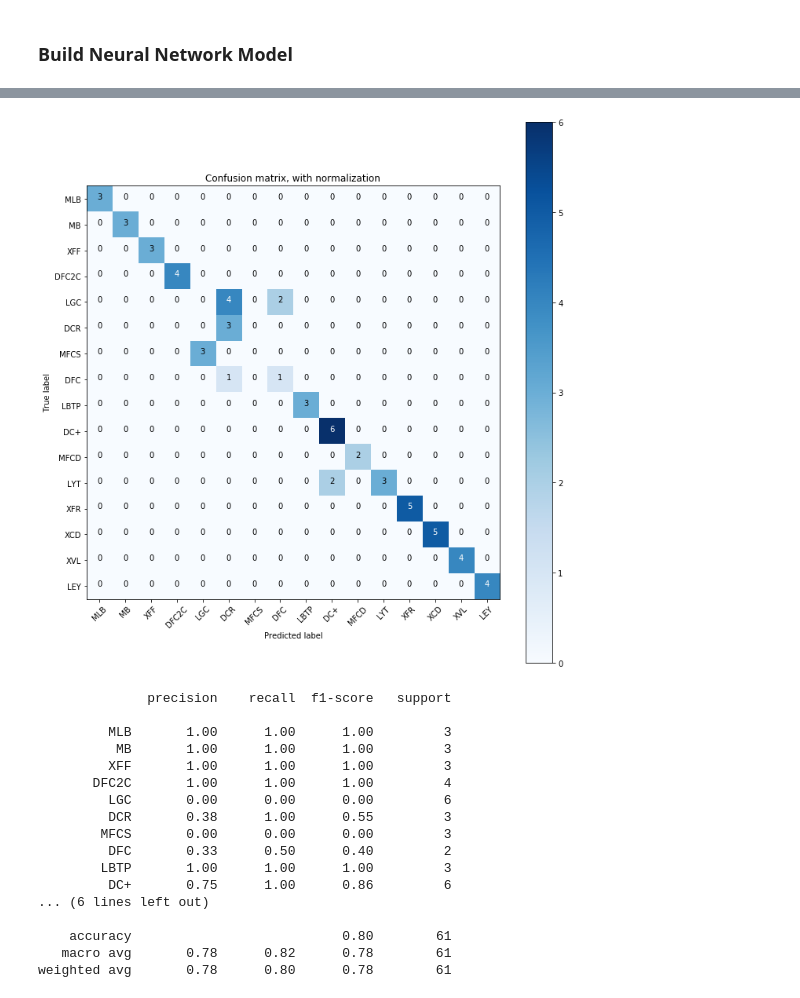
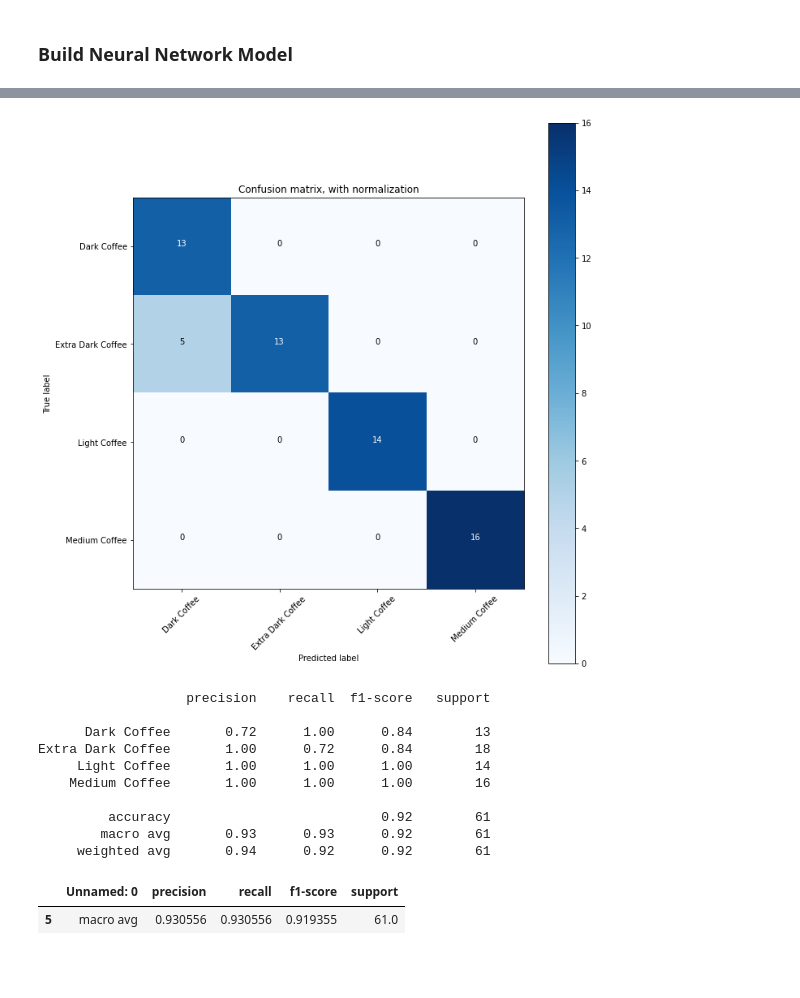
Before and after one commit to Muhammad-Yunus/GLCM-Scikit-Image, a Jupyter notebook: Coffee Classification.ipynb, the cells around one changed output, grey strips where cells are left out. Drawn from its saved outputs; the diff is of its cells as text; code cells hidden in the pictures; blank space fills up the shorter version.

```diff
--- a/Coffee Classification.ipynb
+++ b/Coffee Classification.ipynb
@@ -84,10 +81,13 @@ def decimal_scaling(data):
     return data/(10**c)
+# %%
+def test_decimal_scaling(data):
+    data = np.array(data, dtype=np.float32)
+    c = np.array([1, 1, 1, 1, 1, 1, 1, 1, 1, 1, 1, 1, 3, 3, 3, 3, 1, 1, 1, 1, 1, 1, 1, 1])
+    return data/(10**c)
 # %%
-X = decimal_scaling(
-            glcm_df[['dissimilarity_0', 'dissimilarity_45', 'dissimilarity_90', 'dissimilarity_135',
+X = glcm_df[['dissimilarity_0', 'dissimilarity_45', 'dissimilarity_90', 'dissimilarity_135',
                      'correlation_0', 'correlation_45', 'correlation_90', 'correlation_135',
                      'homogeneity_0', 'homogeneity_45', 'homogeneity_90', 'homogeneity_135',
                      'contrast_0', 'contrast_45', 'contrast_90', 'contrast_135',
                      'ASM_0', 'ASM_45', 'ASM_90', 'ASM_135',
                      'energy_0', 'energy_45', 'energy_90', 'energy_135']].values
-                )
@@ -127,0 +131,3 @@ X train          X test          Y train         Y test
+# %%
+X_train = train_decimal_scaling(X_train)
+X_test = test_decimal_scaling(X_test)
@@ -153,12 +161,12 @@ def nn_model(max_len):
     model.add(Dense(32,
                     activation="elu",
                     input_shape=(max_len,)))
-    model.add(Dense(1024, activation="elu"))
-    model.add(Dense(512, activation="elu"))
-    model.add(Dense(256, activation="elu"))
+#     model.add(Dense(1024, activation="elu"))
+#     model.add(Dense(512, activation="elu"))
+#     model.add(Dense(256, activation="elu"))
     model.add(Dense(128, activation="elu"))
-    model.add(Dense(16))
-    model.add(Activation("sigmoid"))
+    model.add(Dense(4))
+    model.add(Activation("softmax"))
 
     model.summary()
 
@@ -257,39 +279,33 @@ def plot_confusion_matrix(cm, classes,
 # %%
 # predict test data
 y_pred=model.predict(X_test)
 
 
 # Compute confusion matrix
 cnf_matrix = confusion_matrix(y_test.argmax(axis=1), y_pred.argmax(axis=1))
 np.set_printoptions(precision=2)
 
 
 # Plot non-normalized confusion matrix
 plot_confusion_matrix(cnf_matrix,
-                      classes=['MLB','MB','XFF','DFC2C','LGC', 'DCR', 'MFCS', 'DFC', 'LBTP', 'DC+', 'MFCD', 'LYT', 'XFR', 'XCD', 'XVL', 'LEY'],
+                      classes=le.classes_,
                       normalize=False,
                       title='Confusion matrix, with normalization')
 # %% [output]
-[figure, old version]
+[figure, new version]
 # %%
-print(classification_report(y_test.argmax(axis=1),
+report = classification_report(y_test.argmax(axis=1),
                             y_pred.argmax(axis=1),
-                            target_names=['MLB','MB','XFF','DFC2C','LGC', 'DCR', 'MFCS', 'DFC', 'LBTP', 'DC+', 'MFCD', 'LYT', 'XFR', 'XCD', 'XVL', 'LEY']))
+                            target_names=le.classes_)
+print(report)
 # %% [output]
-              precision    recall  f1-score   support
+                   precision    recall  f1-score   support
 
-         MLB       1.00      1.00      1.00         3
-          MB       1.00      1.00      1.00         3
-         XFF       1.00      1.00      1.00         3
-       DFC2C       1.00      1.00      1.00         4
-         LGC       0.00      0.00      0.00         6
-         DCR       0.38      1.00      0.55         3
-        MFCS       0.00      0.00      0.00         3
-         DFC       0.33      0.50      0.40         2
-        LBTP       1.00      1.00      1.00         3
-         DC+       0.75      1.00      0.86         6
-... (6 lines left out)
+      Dark Coffee       0.72      1.00      0.84        13
+Extra Dark Coffee       1.00      0.72      0.84        18
+     Light Coffee       1.00      1.00      1.00        14
+    Medium Coffee       1.00      1.00      1.00        16
 
-    accuracy                           0.80        61
-   macro avg       0.78      0.82      0.78        61
-weighted avg       0.78      0.80      0.78        61
+         accuracy                           0.92        61
+        macro avg       0.93      0.93      0.92        61
+     weighted avg       0.94      0.92      0.92        61
@@ -295,0 +324,5 @@ weighted avg       0.78      0.80      0.78        61
+# %%
+macro_avg
+# %% [output]
+|  | Unnamed: 0 | precision | recall | f1-score | support |
+| 5 | macro avg | 0.930556 | 0.930556 | 0.919355 | 61.0 |
```
Also changed, not shown: parts of 23 cells of this notebook, 6 other files.
